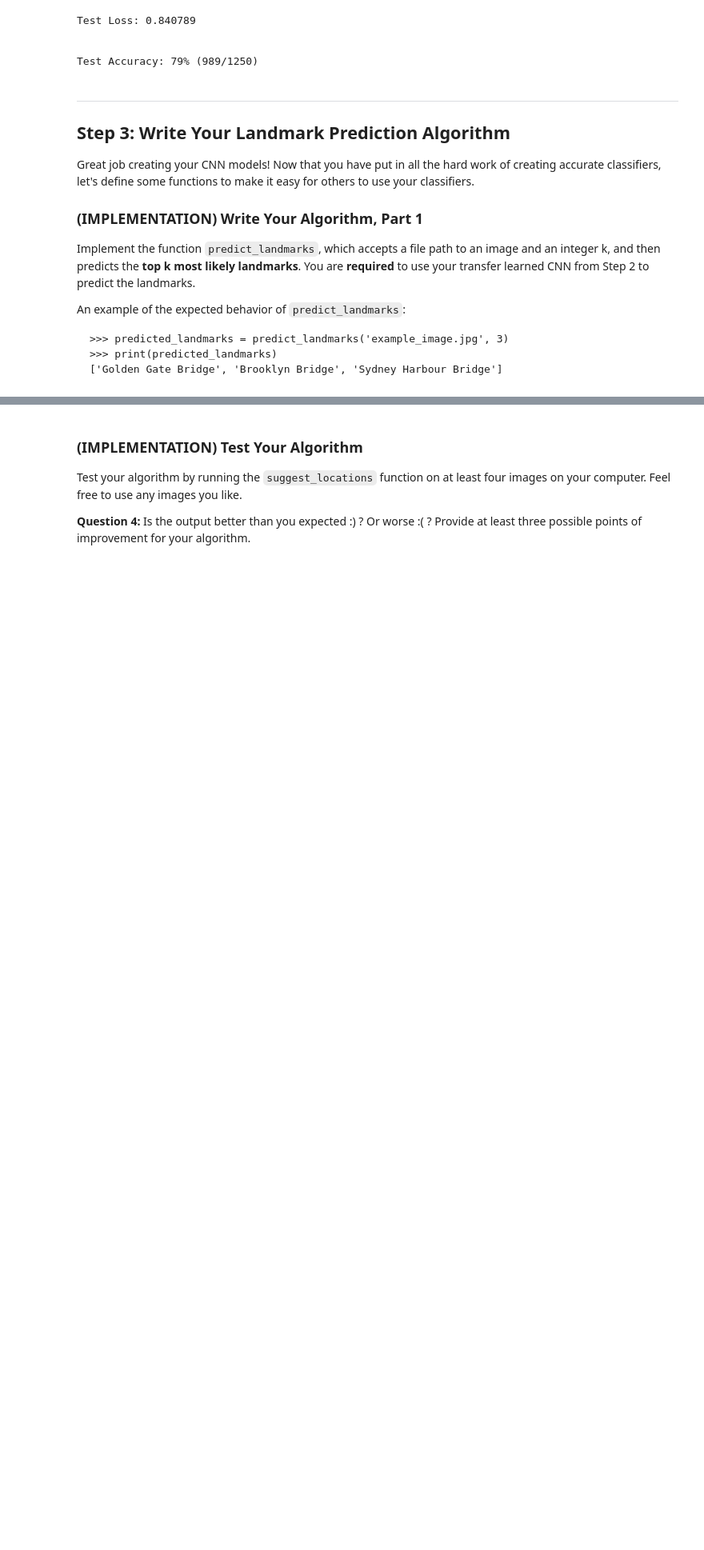
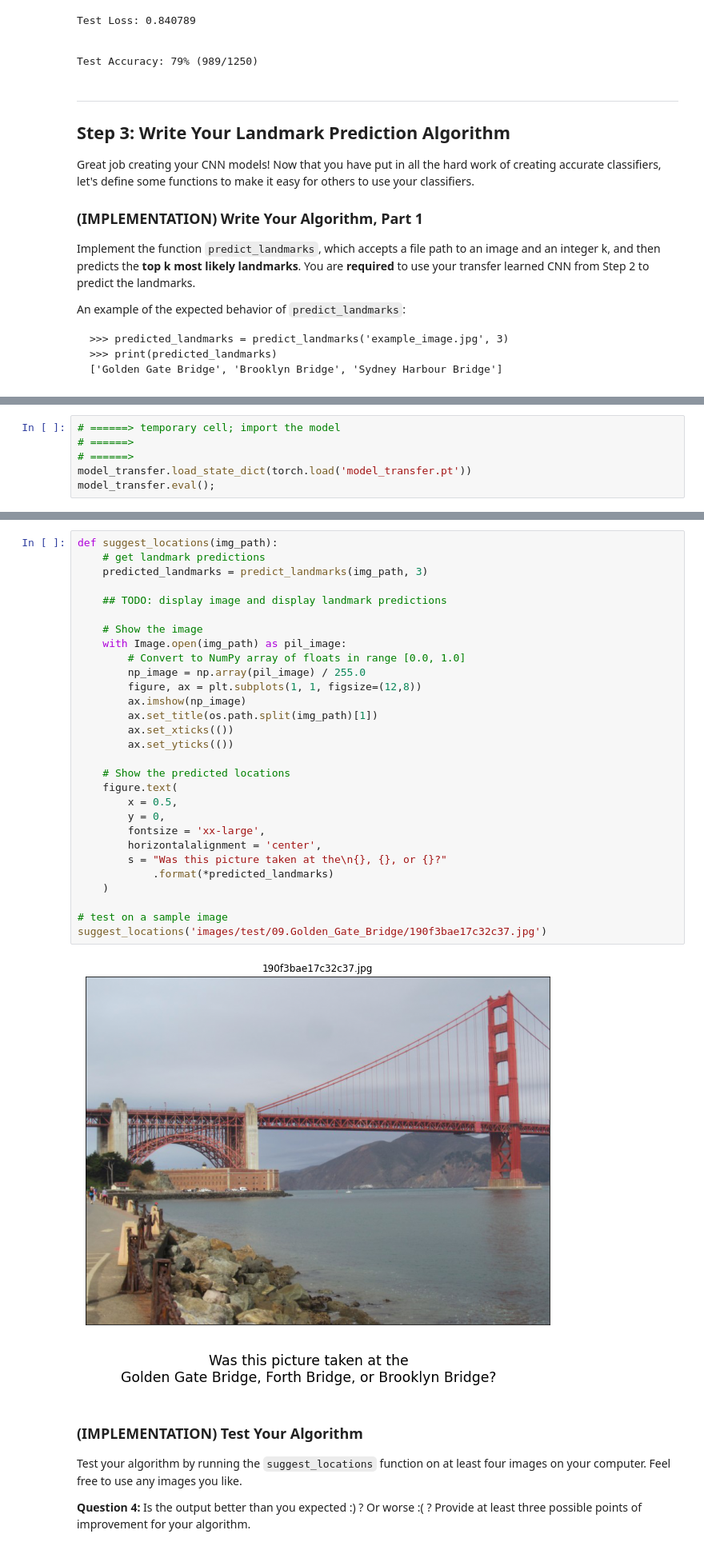
Before and after one commit to Clockwork-Brain/nd101-c2-landmarks-starter, a Jupyter notebook: landmark_project/landmark.ipynb, the cells around one changed output, grey strips where cells are left out. Shown at 80% size. Drawn from its saved outputs; the diff is of its cells as text; blank space fills up the shorter version.

```diff
--- a/landmark_project/landmark.ipynb
+++ b/landmark_project/landmark.ipynb
@@ -1098,0 +1063,6 @@ predict_landmarks('images/test/09.Golden_Gate_Bridge/190f3bae17c32c37.jpg', 5)
+# %%
+# ======> temporary cell; import the model
+# ======>
+# ======>
+model_transfer.load_state_dict(torch.load('model_transfer.pt'))
+model_transfer.eval();
@@ -1118,3 +1139,34 @@ suggest_locations('images/test/09.Golden_Gate_Bridge/190f3bae17c32c37.jpg')
+# %%
+def suggest_locations(img_path):
+    # get landmark predictions
+    predicted_landmarks = predict_landmarks(img_path, 3)
+
+    ## TODO: display image and display landmark predictions
+
+    # Show the image
+    with Image.open(img_path) as pil_image:
+        # Convert to NumPy array of floats in range [0.0, 1.0]
+        np_image = np.array(pil_image) / 255.0
+        figure, ax = plt.subplots(1, 1, figsize=(12,8))
+        ax.imshow(np_image)
+        ax.set_title(os.path.split(img_path)[1])
+        ax.set_xticks(())
+        ax.set_yticks(())
+
+    # Show the predicted locations
+    figure.text(
+        x = 0.5,
+        y = 0,
+        fontsize = 'xx-large',
+        horizontalalignment = 'center',
+        s = "Was this picture taken at the\n{}, {}, or {}?"
+            .format(*predicted_landmarks)
+    )
+
+# test on a sample image
+suggest_locations('images/test/09.Golden_Gate_Bridge/190f3bae17c32c37.jpg')
+# %% [output]
+[figure, added]
 # %% [markdown]
 ### (IMPLEMENTATION) Test Your Algorithm
 
```
Also changed, not shown: parts of 13 cells of this notebook, 5 other files.
